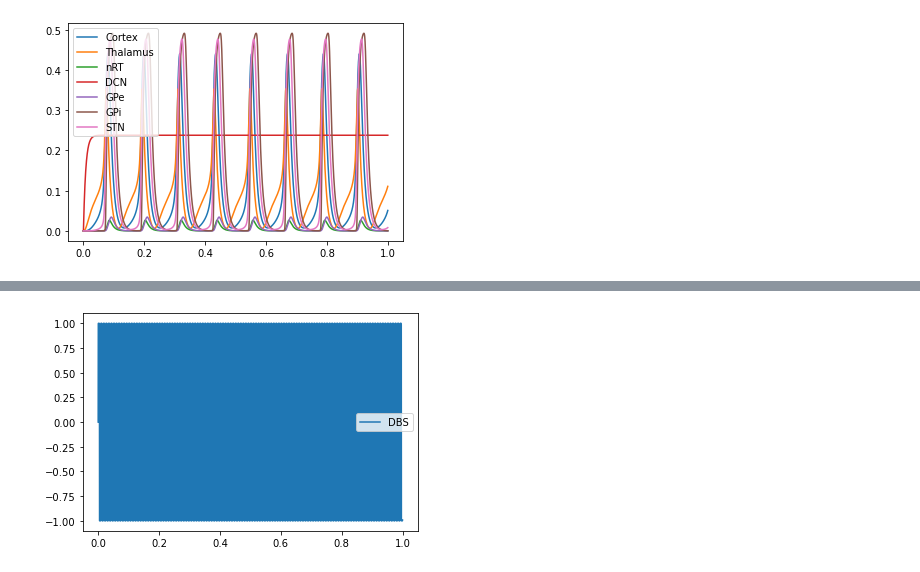
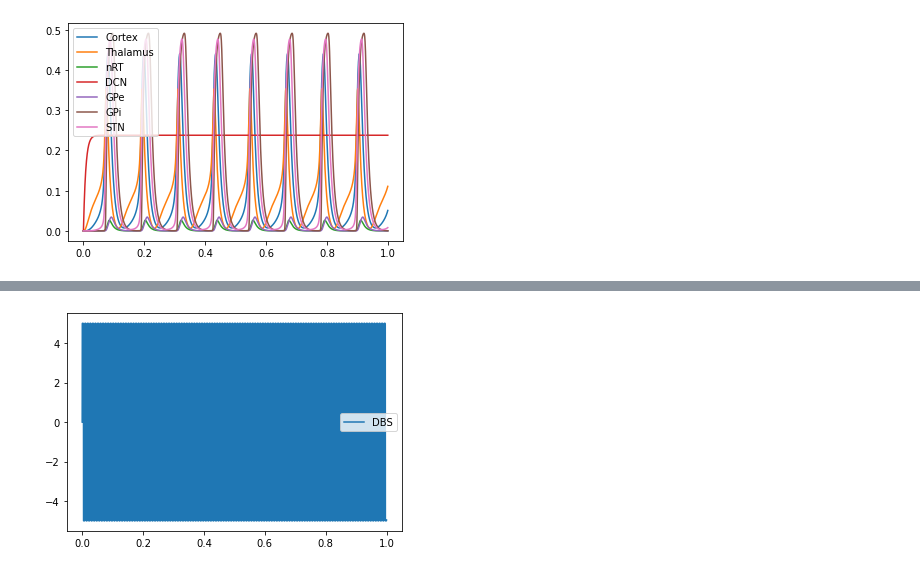
Before and after one commit to clemvst/Parkinson_ComputationalNeuroscience, a Jupyter notebook: Model_withoutBrian.ipynb, the cells around one changed output, grey strips where cells are left out. Saved outputs shown, nothing was run; the diff lists cells and outputs as text; code cells hidden in the pictures.

```diff
--- a/Model_withoutBrian.ipynb
+++ b/Model_withoutBrian.ipynb
@@ -200,14 +200,14 @@ def DBS(n, t):
     return A*(4/np.pi)*((1/n)*np.sin(2*np.pi*n*f*t))
 # %%
 # DBS parameters
-A = 1
+A = 5
 f = 120
 dbs = sigma_sum_odd(1, 1001, temps, DBS)
 plt.plot(temps, dbs)
 plt.legend(['DBS'])
 plt.show()
 # %% [output]
-[figure, old version]
+[figure, new version]
 # %%
 def equation_DBS(temps, Y):
 
```
Also changed, not shown: parts of 1 cell of this notebook, 1 other file.
